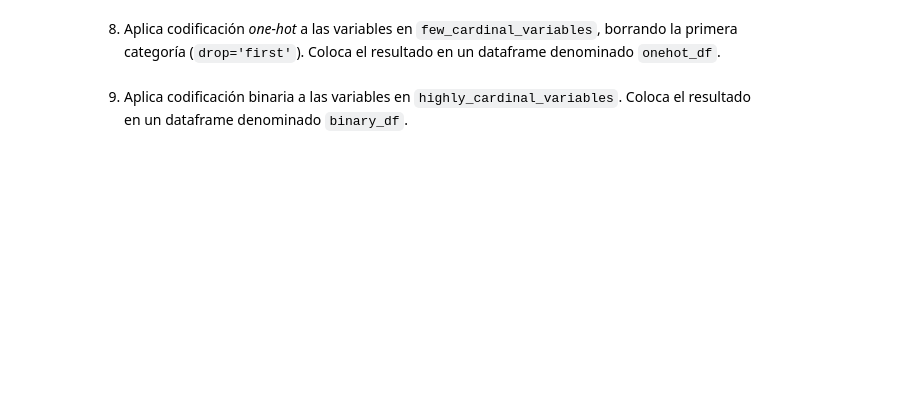
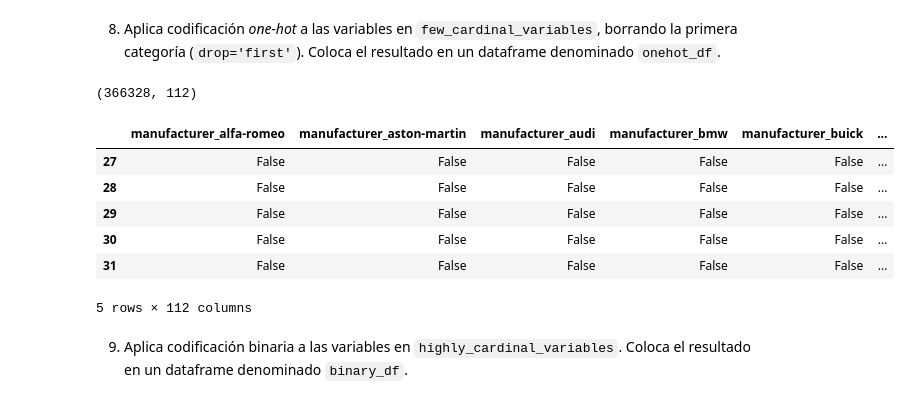
Before and after one commit to joer2040/MNA, a Jupyter notebook: Actividad6FE (1).ipynb, the cells around one changed output. Cells and saved outputs as stored; diff of their text form; code cells hidden in the pictures; blank space fills up the shorter version.

```diff
--- a/Actividad6FE (1).ipynb
+++ b/Actividad6FE (1).ipynb
@@ -453,4 +498,21 @@ for col in minmax_df.columns:
 # %% [markdown]
 8. Aplica codificación *one-hot* a las variables en `few_cardinal_variables`, borrando la primera categoría (`drop='first'`). Coloca el resultado en un dataframe denominado `onehot_df`.
+# %%
+# One-Hot Encoding a las variables categóricas de baja cardinalidad
+onehot_df = pd.get_dummies(cars_df[few_cardinal_variables], drop_first=True)
+# %%
+onehot_df.shape
+# %% [output]
+(366328, 112)
+# %%
+onehot_df.head()
+# %% [output]
+|  | manufacturer_alfa-romeo | manufacturer_aston-martin | manufacturer_audi | manufacturer_bmw | manufacturer_buick | ... |
+| 27 | False | False | False | False | False | ... |
+| 28 | False | False | False | False | False | ... |
+| 29 | False | False | False | False | False | ... |
+| 30 | False | False | False | False | False | ... |
+| 31 | False | False | False | False | False | ... |
+5 rows × 112 columns
 # %% [markdown]
 9. Aplica codificación binaria a las variables en `highly_cardinal_variables`. Coloca el resultado en un dataframe denominado `binary_df`.
```
Also changed, not shown: parts of 8 cells of this notebook.
